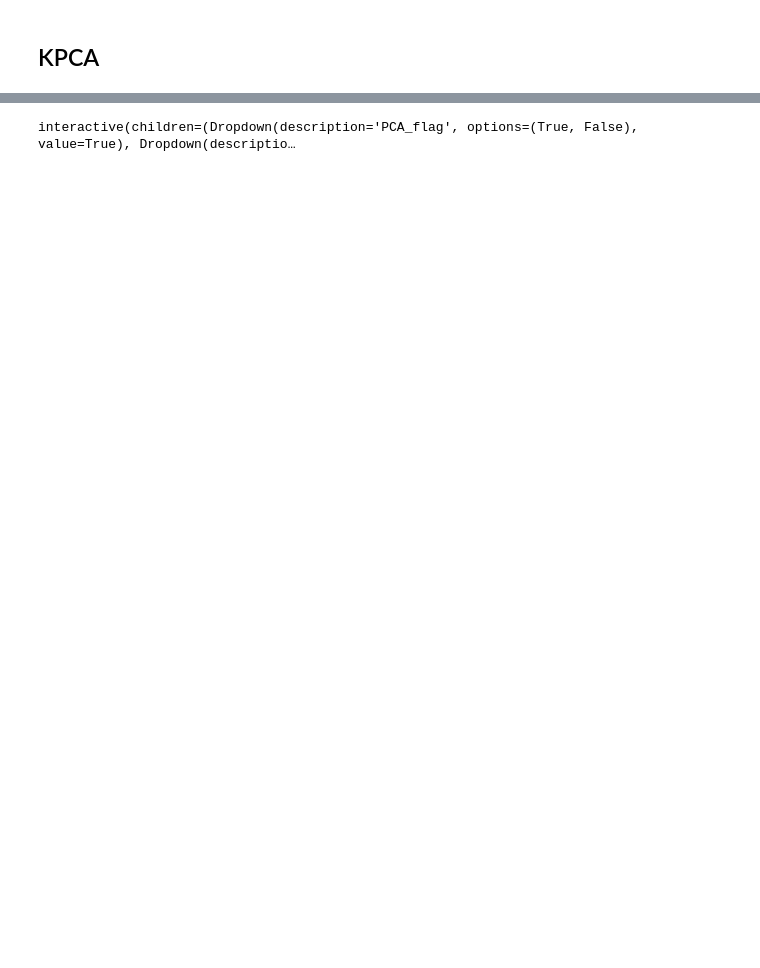
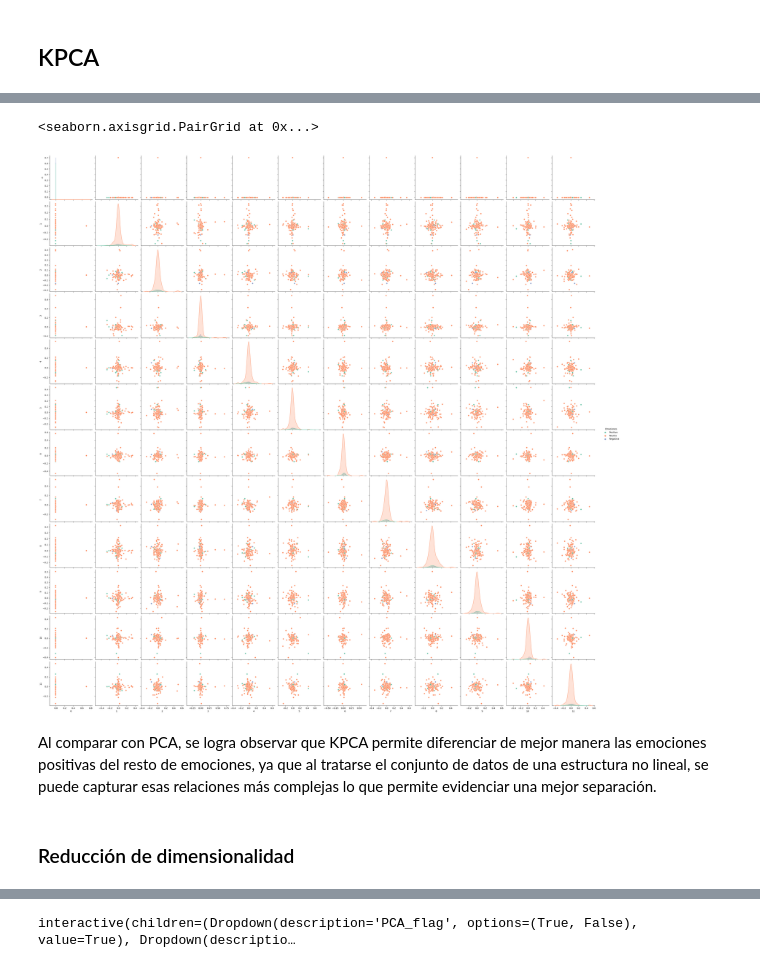
Before and after one commit to Pablo9925/Miniproyecto-2, a Jupyter notebook: miniproyecto2.ipynb, the cells around one changed output, grey strips where cells are left out. Drawn from its saved outputs; the diff is of its cells as text; code cells hidden in the pictures; blank space fills up the shorter version.

```diff
--- a/miniproyecto2.ipynb
+++ b/miniproyecto2.ipynb
@@ -139,0 +174,14 @@ interactive(children=(Dropdown(description='PCA_flag', options=(True, False), va
+# %%
+kpca = KernelPCA(n_components=12, kernel='rbf',gamma=8)
+X_kpca = kpca.fit_transform(X_normalized) # Transformación de los datos al espacio latente
+
+df_kpca = pd.DataFrame(data=X_kpca)
+df_kpca['Emociones'] = y
+sns.pairplot(df_kpca, hue="Emociones", height=3, palette = sns.color_palette("Set2",3))
+# %% [output]
+<seaborn.axisgrid.PairGrid at 0x...>
+[figure, added]
+# %% [markdown]
+Al comparar con PCA, se logra observar que KPCA permite diferenciar de mejor manera las emociones positivas del resto de emociones, ya que al tratarse el conjunto de datos de una estructura no lineal, se puede capturar esas relaciones más complejas lo que permite evidenciar una mejor separación.
+# %% [markdown]
+### Reducción de dimensionalidad
```
Also changed, not shown: parts of 14 cells of this notebook.
